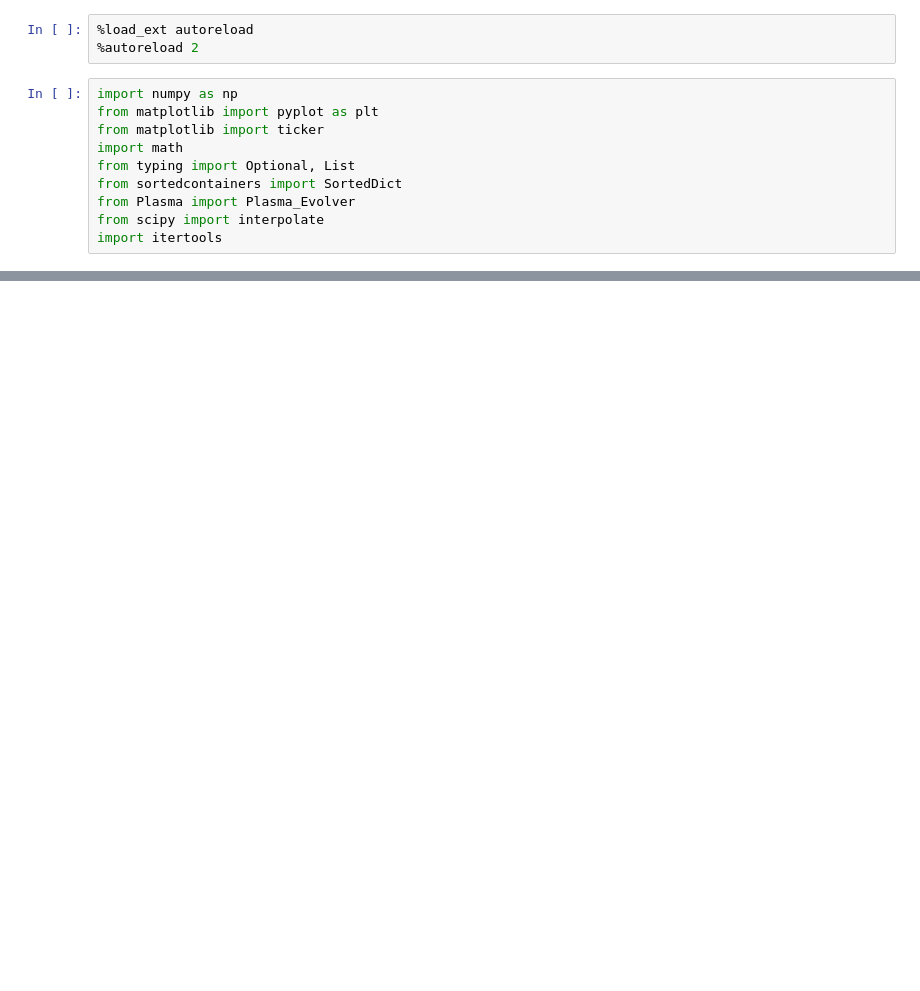
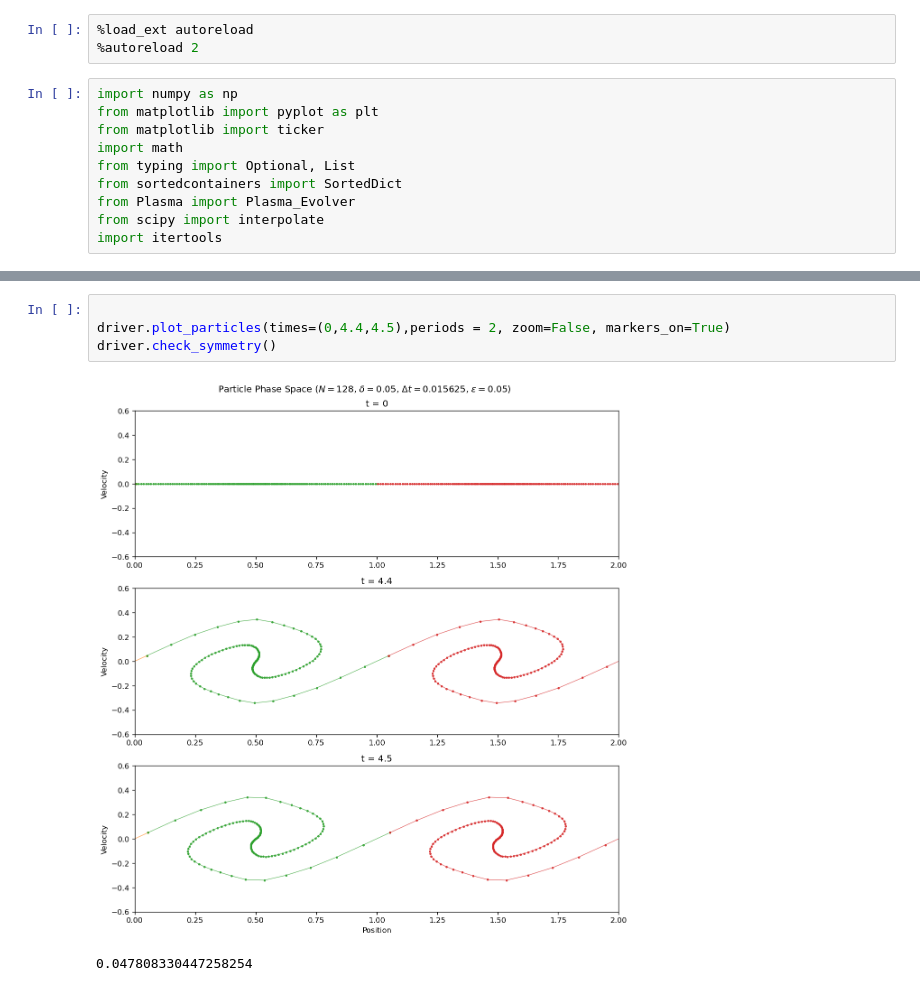
Before and after one commit to horaciomorenom/PlasmaModel, a Jupyter notebook: testing.ipynb, the cells around one changed output, grey strips where cells are left out. Saved outputs shown, nothing was run; the diff lists cells and outputs as text; blank space fills up the shorter version.

```diff
--- a/testing.ipynb
+++ b/testing.ipynb
@@ -88,0 +47,7 @@ New alpha = 0.95, new x = 0.5440048451648511, new v = -0.037458211131288596
+# %%
+
+driver.plot_particles(times=(0,4.4,4.5),periods = 2, zoom=False, markers_on=True)
+driver.check_symmetry()
+# %% [output]
+[figure, added]
+0.047808330447258254
```
Also changed, not shown: parts of 7 cells of this notebook, 2 other files.
